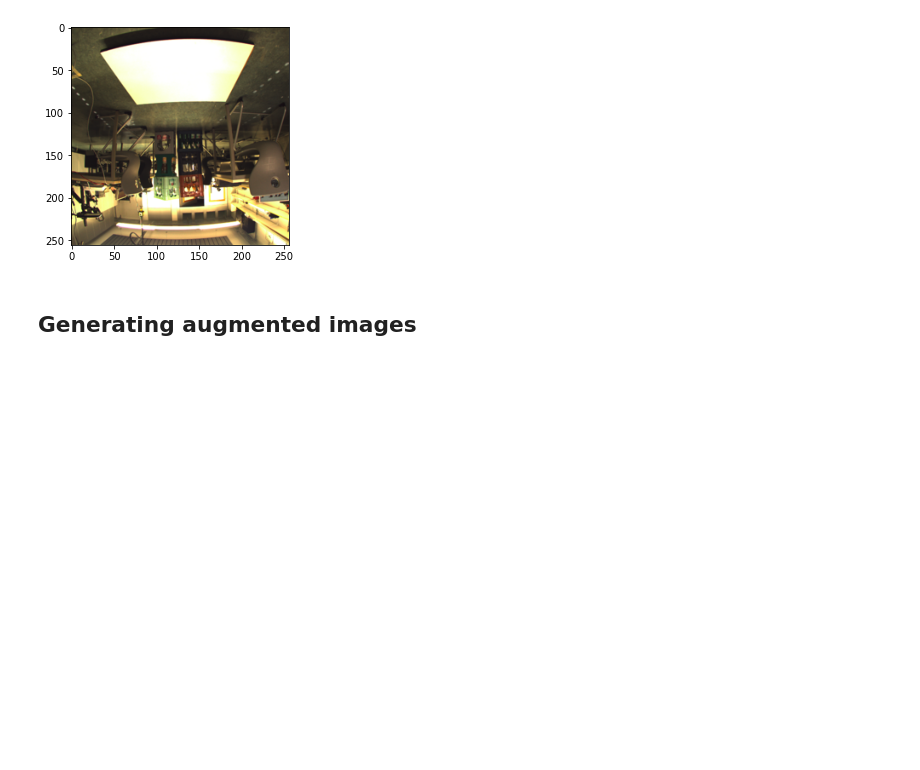
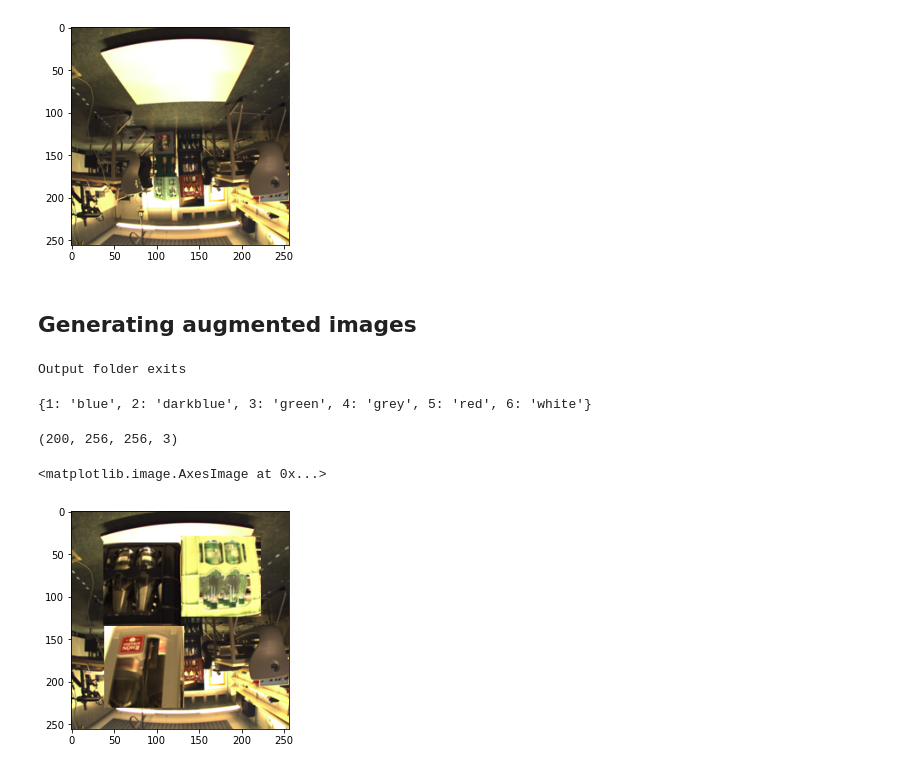
Before and after one commit to josephsv96/random_image_stacker, a Jupyter notebook: random_image_stacker_v1.ipynb, the cells around one changed output. Saved outputs shown, nothing was run; the diff lists cells and outputs as text; code cells hidden in the pictures; blank space fills up the shorter version.

Commit message:
random_img_gen() Generated aug images

```diff
--- a/random_image_stacker_v1.ipynb
+++ b/random_image_stacker_v1.ipynb
@@ -108,3 +110,6 @@ plt.imshow(base_img/255)
 [figure]
 # %% [markdown]
 ## Generating augmented images
+# %%
+NUM_TO_GEN = 200
+image_set, label_set = random_img_gen(bg_list, fg_list,fg_labels, aug_config, box_num=3, gen_num=NUM_TO_GEN)
@@ -110,0 +129,8 @@ plt.imshow(base_img/255)
+# %%
+if not OUT_PATH.exists():
+    OUT_PATH.mkdir()
+    print("Output folder created")
+else:
+    print("Output folder exits")
+# %% [output]
+Output folder exits
@@ -110,0 +148,13 @@ plt.imshow(base_img/255)
+# %%
+print(fg_config)
+# %% [output]
+{1: 'blue', 2: 'darkblue', 3: 'green', 4: 'grey', 5: 'red', 6: 'white'}
+# %%
+image_set.shape
+# %% [output]
+(200, 256, 256, 3)
+# %%
+plt.imshow(image_set[0,:,:,:]/255)
+# %% [output]
+<matplotlib.image.AxesImage at 0x...>
+[figure, added]
```
Also changed, not shown: parts of 8 cells of this notebook, 1 other file.
